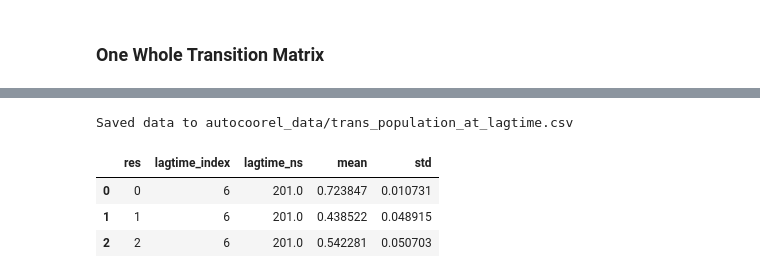
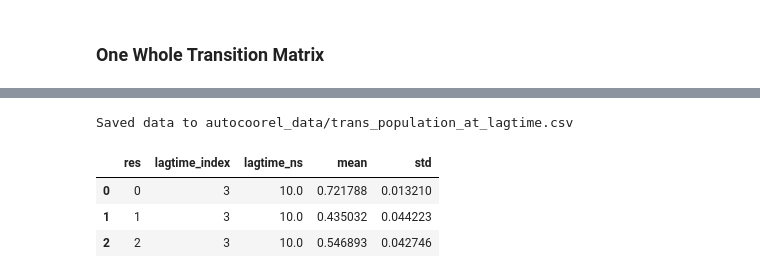
Before and after one commit to starwingc/peptoid_ESM, a Jupyter notebook: Plain_MD/analysis/transition_matrix_res.ipynb, the cells around one changed output, grey strips where cells are left out. Cells and saved outputs as stored; diff of their text form; code cells hidden in the pictures.

```diff
--- a/Plain_MD/analysis/transition_matrix_res.ipynb
+++ b/Plain_MD/analysis/transition_matrix_res.ipynb
@@ -279,8 +279,11 @@ n_trajs = traj  # Ensure traj is defined
 
 num_states = 2
 #lagtimes = [5]
-lagtimes = [5, 50] + list(range(100, 100000, 5000))
-cluster_size = 80
+
+lagtimes = [5, 20, 50] + list(range(1000, 100000, 5000))
+#lagtimes = [5, 10, 25, 50]
+dt_in_ns = 0.01
+cluster_size = 100
 
 # Store results with proper shape: (n_residues, n_lagtimes)
 pi_all_means = []
@@ -485,40 +488,40 @@ for res in residues:
 ## Save the data into a csv
 
 point_to_plot = 20
-lagtime_plot = 6  # index of lagtime to extract at 101 ns
+lagtime_plot = 3  # index of lagtime to extract at 101 ns
 selected_ns = lagtimes_ns[lagtime_plot]  # for saving
 
 
 # Collect into a list of dicts for easy DataFrame creation
 data_rows = []
 
 for res_index in range(3):  # 3 trajectories
 
     res = pi_all_means[res_index]  # shape (604, 2)
     std = pi_all_stds[res_index]
 
     mean_val = res[lagtime_plot, 1]  # Trans
     std_val = std[lagtime_plot, 1]
 
     data_rows.append({
         'res': res_index,
         'lagtime_index': lagtime_plot,
         'lagtime_ns': selected_ns,
         'mean': mean_val,
         'std': std_val
     })
 
 # Create a DataFrame
 df = pd.DataFrame(data_rows)
 
 # Save to CSV (or change to .tsv)
 df.to_csv("autocoorel_data/trans_population_at_lagtime.csv", index=False)
 
 print("Saved data to autocoorel_data/trans_population_at_lagtime.csv")
 df
 # %% [output]
 Saved data to autocoorel_data/trans_population_at_lagtime.csv
 |  | res | lagtime_index | lagtime_ns | mean | std |
-| 0 | 0 | 6 | 201.0 | 0.723847 | 0.010731 |
-| 1 | 1 | 6 | 201.0 | 0.438522 | 0.048915 |
-| 2 | 2 | 6 | 201.0 | 0.542281 | 0.050703 |
+| 0 | 0 | 3 | 10.0 | 0.721788 | 0.013210 |
+| 1 | 1 | 3 | 10.0 | 0.435032 | 0.044223 |
+| 2 | 2 | 3 | 10.0 | 0.546893 | 0.042746 |
```
Also changed, not shown: parts of 6 cells of this notebook, 3 other files.
